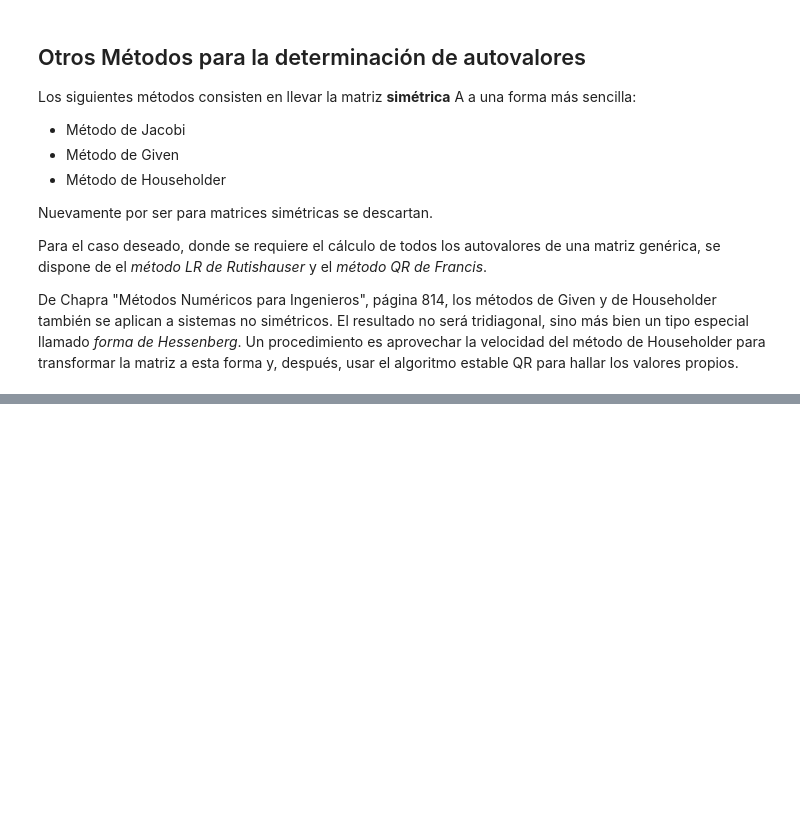
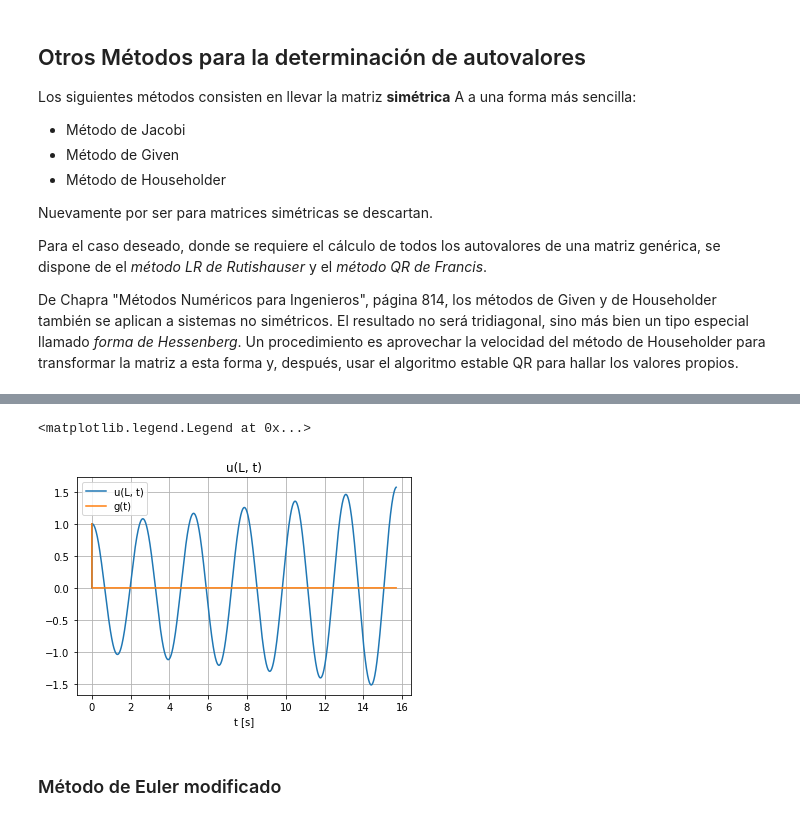
Before and after one commit to FernandezGFG/ModelosNumericos, a Jupyter notebook: main.ipynb, the cells around one changed output, grey strips where cells are left out. Saved outputs shown, nothing was run; the diff lists cells and outputs as text; code cells hidden in the pictures; blank space fills up the shorter version.

Commit message:
added Euler resolution

```diff
--- a/main.ipynb
+++ b/main.ipynb
@@ -114 +97,8 @@ print(alpha, v)
+# %%
+A = LA.inv(M).dot(K)
+
+alpha, phi = inverse_iteration(A)
+# Se transforma el array 1D en 2D para poder transponerle y tratarlo
+# como un vector columna. Debe existir una forma mejor CORREGIR
+phi = np.array(phi)[np.newaxis].transpose()
 # %% [markdown]
@@ -116,6 +106,6 @@ Obtención del primer autovector por derecha de la matriz $(\mathbb{K}^{T} - \om
 # %%
 A = LA.inv(M.transpose()).dot(K.transpose())
-w1, v1 = inverse_iteration(A) # Obtención del menor autovalor mediante método de potencia inversa
-w1 = sqrt(w1)
-print(w1)
-# IMPLEMENTAR MÉTODO PARA ENCONTRAR eL AUTOVECTOR
+alpha_n, phi_n = inverse_iteration(A) # Obtención del menor autovalor mediante método de potencia inversa
+# Se transforma el array 1D en 2D para poder transponerle y tratarlo
+# como un vector columna. Debe existir una forma mejor CORREGIR
+phi_n = np.array(phi_n)[np.newaxis].transpose()
@@ -137,0 +118,4 @@ print(mn, kn)
+# %%
+mn = phi_n.transpose().dot(M.dot(phi))[0, 0]
+kn = phi_n.transpose().dot(K.dot(phi))[0, 0]
+print("mn = " + str(mn) + " - kn = " + str(kn))
@@ -137,0 +124,6 @@ print(mn, kn)
+# %%
+wn = sqrt(kn/mn)
+print(sqrt(alpha), wn)
+
+T = 2*pi/wn
+print("T = " + str(T))
@@ -269,0 +309,12 @@ De Chapra "Métodos Numéricos para Ingenieros", página 814, los métodos de Gi
+# %%
+plt.plot(t, y[1, :], label='u(L, t)')
+plt.plot(t, g, label='g(t)')
+plt.title('u(L, t)')
+plt.xlabel('t [s]')
+plt.grid()
+plt.legend()
+# %% [output]
+<matplotlib.legend.Legend at 0x...>
+[figure, added]
+# %% [markdown]
+### Método de Euler modificado
```
Also changed, not shown: parts of 23 cells of this notebook.
